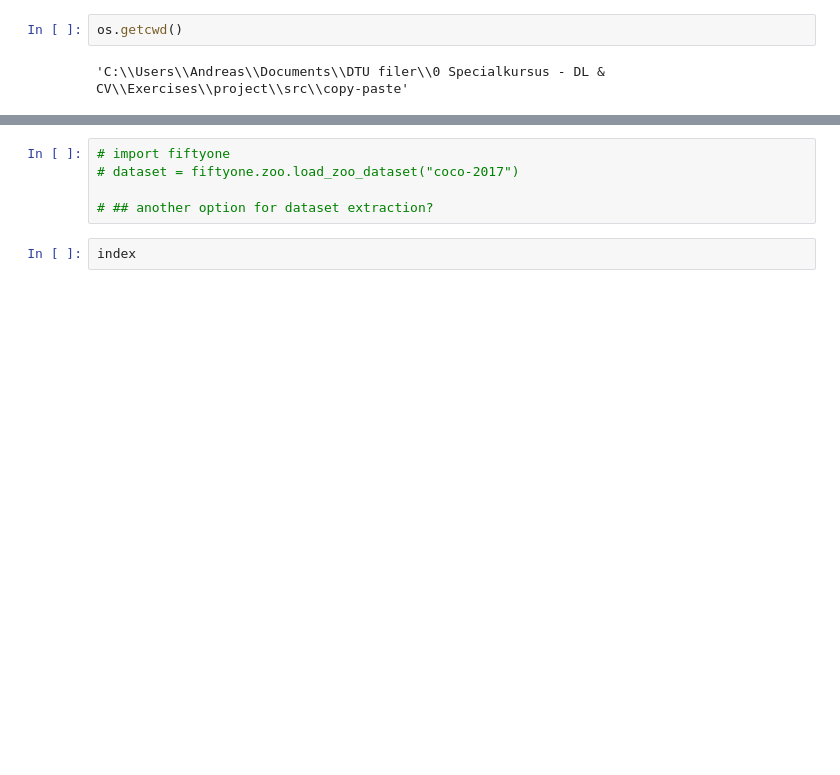
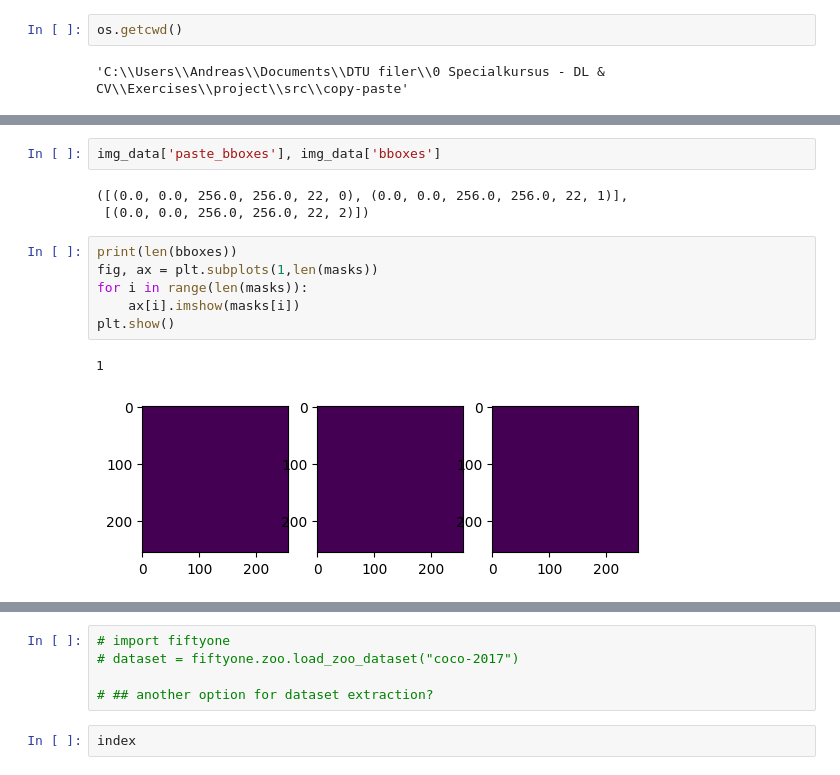
Before and after one commit to AndreasH-019/A_DLCV_project, a Jupyter notebook: src/copy-paste/example.ipynb, the cells around one changed output, grey strips where cells are left out. Drawn from its saved outputs; the diff is of its cells as text; blank space fills up the shorter version.

```diff
--- a/src/copy-paste/example.ipynb
+++ b/src/copy-paste/example.ipynb
@@ -74,0 +97,14 @@ Paste image index: 3981
+# %%
+img_data['paste_bboxes'], img_data['bboxes']
+# %% [output]
+([(0.0, 0.0, 256.0, 256.0, 22, 0), (0.0, 0.0, 256.0, 256.0, 22, 1)],
+ [(0.0, 0.0, 256.0, 256.0, 22, 2)])
+# %%
+print(len(bboxes))
+fig, ax = plt.subplots(1,len(masks))
+for i in range(len(masks)):
+    ax[i].imshow(masks[i])
+plt.show()
+# %% [output]
+1
+[figure, added]
```
Also changed, not shown: parts of 8 cells of this notebook, 5 other files.
